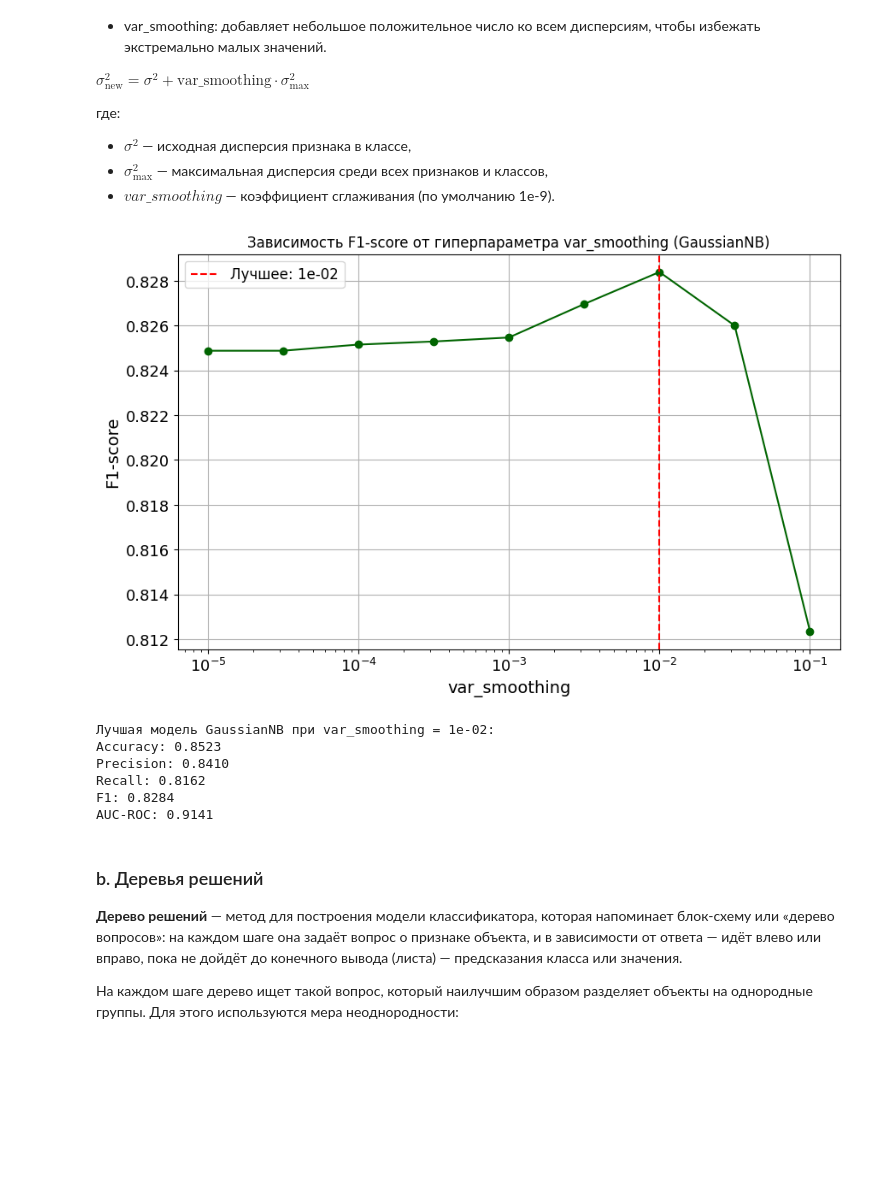
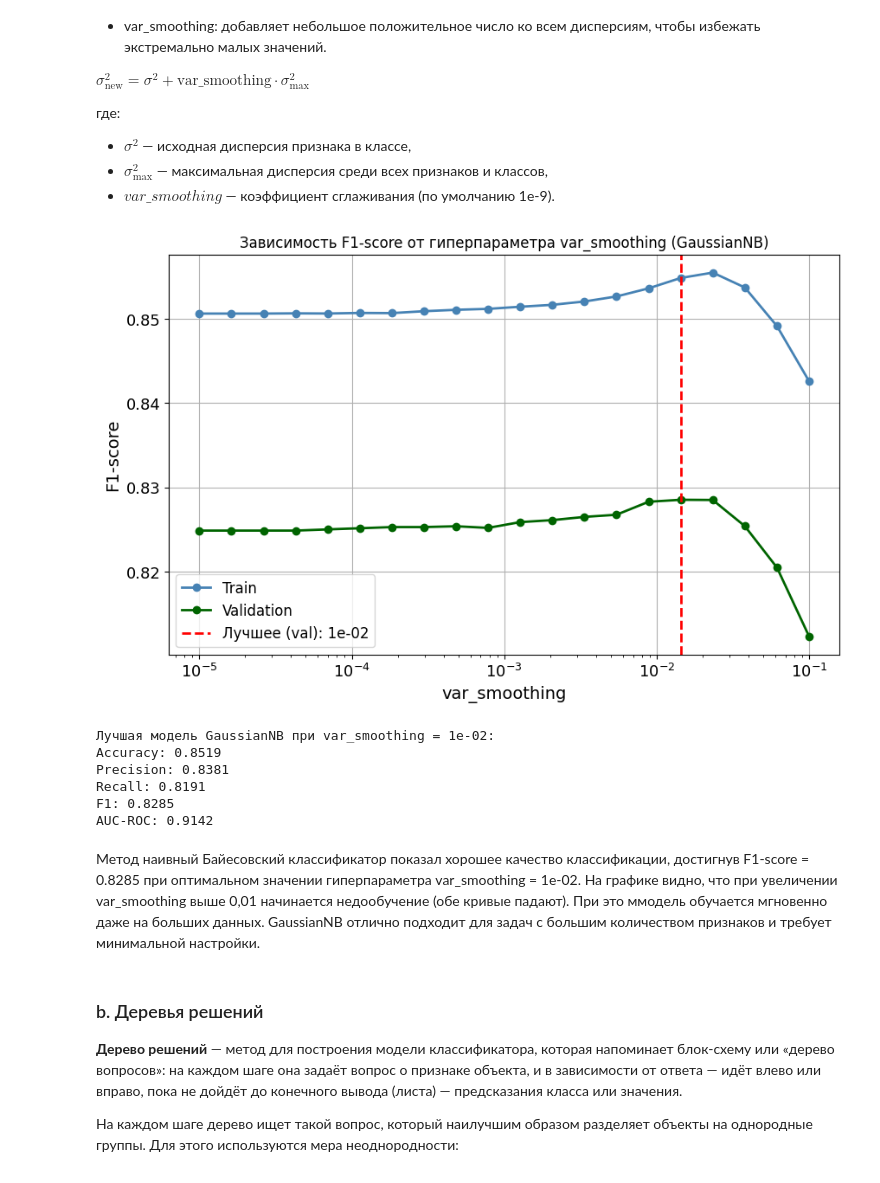
Before and after one commit to lilo5425/Machine_learning, a Jupyter notebook: LAB3/LAB3.ipynb, the cells around one changed output. Cells and saved outputs as stored; diff of their text form; code cells hidden in the pictures; blank space fills up the shorter version.

```diff
--- a/LAB3/LAB3.ipynb
+++ b/LAB3/LAB3.ipynb
@@ -203,61 +201,73 @@ $\sigma^2_{\text{new}} = \sigma^2 + \text{var\_smoothing} \cdot \sigma^2_{\text{
 - $\sigma^2_{\text{max}}$ — максимальная дисперсия среди всех признаков и классов,
 - $var\_smoothing$ — коэффициент сглаживания (по умолчанию 1e-9).
 # %%
-results = []
-var_smoothing_values = np.logspace(-5, -1, 9)
+var_smoothing_values = np.logspace(-5, -1, 20)
 
-f1_scores = []
+f1_train_scores = []
+f1_val_scores = []
+
 for vs in var_smoothing_values:
     nb = GaussianNB(var_smoothing=vs)
     nb.fit(X_train_balanced, y_train_balanced)
-    y_pred = nb.predict(X_test)
-    f1 = f1_score(y_test, y_pred)
-    f1_scores.append(f1)
 
-best_idx = np.argmax(f1_scores)
+    y_pred_train = nb.predict(X_train_balanced)
+    f1_train = f1_score(y_train_balanced, y_pred_train)
+    f1_train_scores.append(f1_train)
+
+    y_pred_val = nb.predict(X_test)
+    f1_val = f1_score(y_test, y_pred_val)
+    f1_val_scores.append(f1_val)
+
+best_idx = np.argmax(f1_val_scores)
 best_vs = var_smoothing_values[best_idx]
-best_f1 = f1_scores[best_idx]
+best_f1_val = f1_val_scores[best_idx]
 
 plt.figure(figsize=(10, 6))
-plt.semilogx(var_smoothing_values, f1_scores, marker='o', linestyle='-', color='darkgreen')
-plt.axvline(best_vs, color='red', linestyle='--', label=f'Лучшее: {best_vs:.0e}')
+plt.semilogx(var_smoothing_values, f1_train_scores,
+             marker='o', linestyle='-', color='steelblue', label='Train', linewidth=2)
+plt.semilogx(var_smoothing_values, f1_val_scores,
+             marker='o', linestyle='-', color='darkgreen', label='Validation', linewidth=2)
+plt.axvline(best_vs, color='red', linestyle='--', linewidth=2,
+            label=f'Лучшее (val): {best_vs:.0e}')
 plt.xlabel('var_smoothing', fontsize=14)
 plt.ylabel('F1-score', fontsize=14)
 plt.title('Зависимость F1-score от гиперпараметра var_smoothing (GaussianNB)')
 plt.legend(fontsize=12)
 plt.grid(True)
 plt.xticks(fontsize=13)
 plt.yticks(fontsize=13)
 plt.show()
 
 nb_best = GaussianNB(var_smoothing=best_vs)
 nb_best.fit(X_train_balanced, y_train_balanced)
 
 y_pred_best = nb_best.predict(X_test)
 y_proba_best = nb_best.predict_proba(X_test)[:, 1]
 
 metrics_nb = {
     'Model': 'GaussianNB',
     'Accuracy': accuracy_score(y_test, y_pred_best),
     'Precision': precision_score(y_test, y_pred_best),
     'Recall': recall_score(y_test, y_pred_best),
     'F1': f1_score(y_test, y_pred_best),
     'AUC-ROC': roc_auc_score(y_test, y_proba_best)
 }
 results.append(metrics_nb)
 
 print(f"\nЛучшая модель GaussianNB при var_smoothing = {best_vs:.0e}:")
 for metric, value in metrics_nb.items():
     if metric != 'Model':
         print(f"{metric}: {value:.4f}")
 # %% [output]
-[figure, old version]
+[figure, new version]
 Лучшая модель GaussianNB при var_smoothing = 1e-02:
-Accuracy: 0.8523
-Precision: 0.8410
-Recall: 0.8162
-F1: 0.8284
-AUC-ROC: 0.9141
+Accuracy: 0.8519
+Precision: 0.8381
+Recall: 0.8191
+F1: 0.8285
+AUC-ROC: 0.9142
+# %% [markdown]
+Метод наивный Байесовский классификатор показал хорошее качество классификации, достигнув F1-score = 0.8285 при оптимальном значении гиперпараметра var_smoothing = 1e-02. На графике видно, что при увеличении var_smoothing выше 0,01 начинается недообучение (обе кривые падают). При это ммодель обучается мгновенно даже на больших данных. GaussianNB отлично подходит для задач с большим количеством признаков и требует минимальной настройки.
 # %% [markdown]
 ### b. Деревья решений
 **Дерево решений** — метод для построения модели классификатора, которая напоминает блок-схему или «дерево вопросов»: на каждом шаге она задаёт вопрос о признаке объекта, и в зависимости от ответа — идёт влево или вправо, пока не дойдёт до конечного вывода (листа) — предсказания класса или значения.
```
Also changed, not shown: parts of 24 cells of this notebook, 4 other files.
